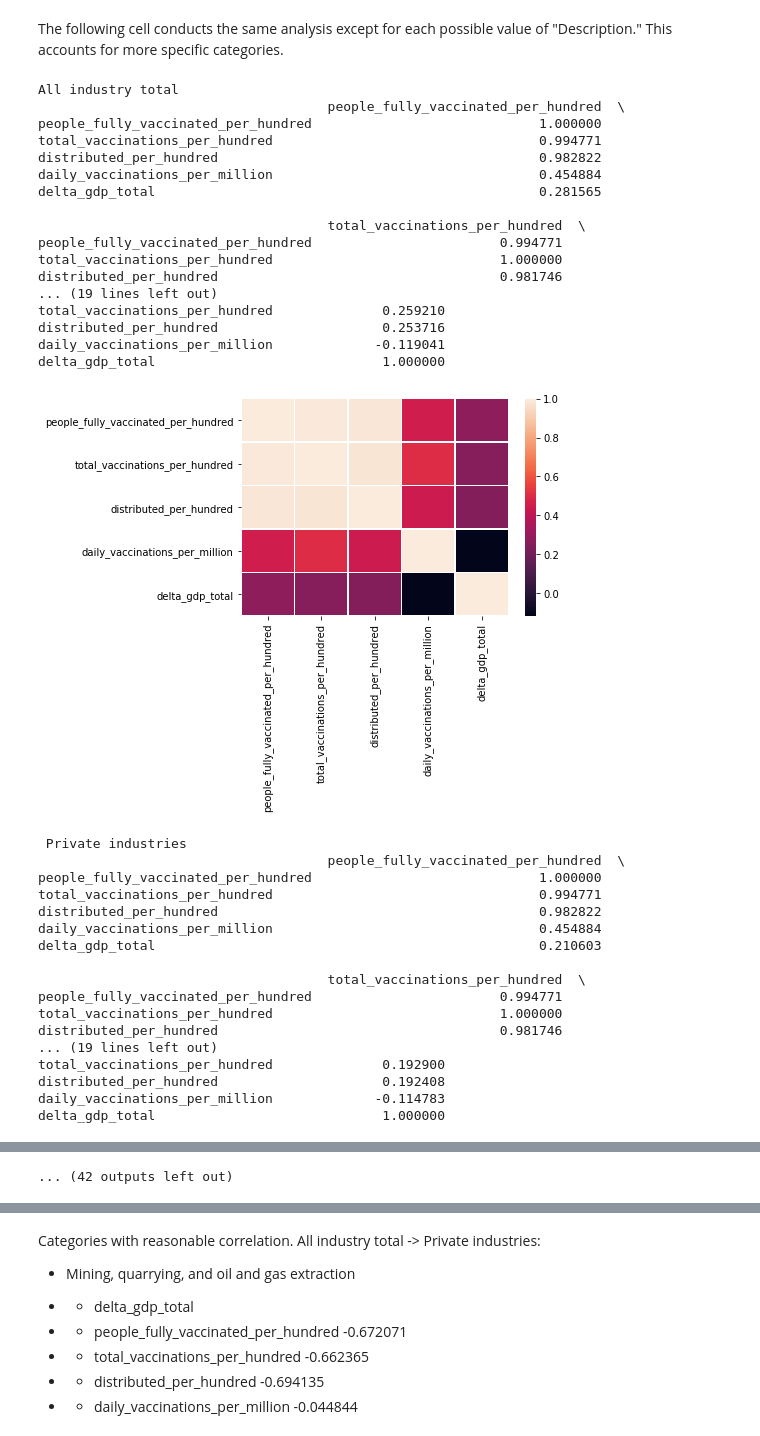
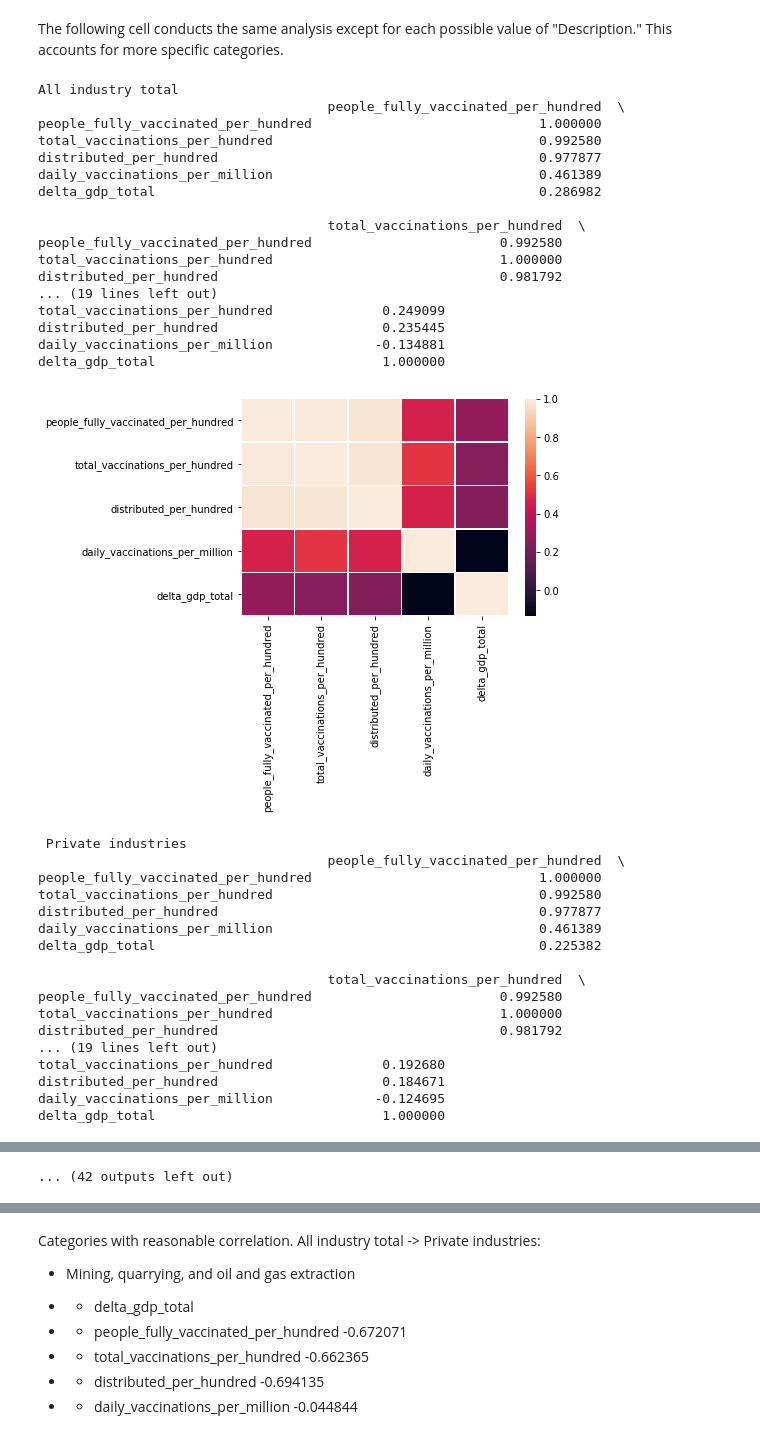
Before and after one commit to michael-lutz/Vaccine-Econ-Analysis, a Jupyter notebook: analysis/visualization_nb.ipynb, the cells around one changed output, grey strips where cells are left out. Drawn from its saved outputs; the diff is of its cells as text; code cells hidden in the pictures.

```diff
--- a/analysis/visualization_nb.ipynb
+++ b/analysis/visualization_nb.ipynb
@@ -113,7 +113,7 @@ summarized_gdp_total = pd.DataFrame(columns=['quarter','location','delta_gdp_tot
 summarized_gdp_total['delta_gdp_total'] = pd.concat([delta_2021_Q1,delta_2021_Q2])
 summarized_gdp_total['location'] = pd.concat([gdp_df_total['location'],gdp_df_total['location']])
 summarized_gdp_total.reset_index(drop=True, inplace=True)
-summarized_gdp_total['quarter'] = pd.concat([pd.Series(['2021:Q1']*50),pd.Series(['2021:Q2']*50)]).to_list()
+summarized_gdp_total['quarter'] = pd.concat([pd.Series(['2021:Q1']*51),pd.Series(['2021:Q2']*51)]).to_list()
 # %%
 summarized_gdp_total
 # %% [output]
@@ -166,55 +166,55 @@ The following cell conducts the same analysis except for each possible value of
 # %%
 for description_value in gdp_df['Description'].unique():
     gdp_df_total = gdp_df[gdp_df['Description'] == description_value].drop(['2020:Q3','2020:Q2','2020:Q1','Description'], axis=1)
     gdp_df_total.replace('(D)',None,inplace=True)
     delta_2021_Q1 = gdp_df_total['2021:Q1'].astype(float)/gdp_df_total['2020:Q4'].astype(float)
     delta_2021_Q2 = gdp_df_total['2021:Q2'].astype(float)/gdp_df_total['2021:Q1'].astype(float)
     summarized_gdp_total = pd.DataFrame(columns=['quarter','location','delta_gdp_total'])
     summarized_gdp_total['delta_gdp_total'] = pd.concat([delta_2021_Q1,delta_2021_Q2])
     summarized_gdp_total['location'] = pd.concat([gdp_df_total['location'],gdp_df_total['location']])
     summarized_gdp_total.reset_index(drop=True, inplace=True)
-    summarized_gdp_total['quarter'] = pd.concat([pd.Series(['2021:Q1']*50),pd.Series(['2021:Q2']*50)]).to_list()
+    summarized_gdp_total['quarter'] = pd.concat([pd.Series(['2021:Q1']*51),pd.Series(['2021:Q2']*51)]).to_list()
     summarized_total = summarized_vax_quarterly.merge(summarized_gdp_total, on=['location','quarter'])
 
     print(description_value)
     print(summarized_total.corr())
     ax = sns.heatmap(summarized_total.corr(), linewidth=0.5)
     plt.show()
 # %% [output]
 All industry total
                                      people_fully_vaccinated_per_hundred  \
 people_fully_vaccinated_per_hundred                             1.000000
-total_vaccinations_per_hundred                                  0.994771
-distributed_per_hundred                                         0.982822
-daily_vaccinations_per_million                                  0.454884
-delta_gdp_total                                                 0.281565
+total_vaccinations_per_hundred                                  0.992580
+distributed_per_hundred                                         0.977877
+daily_vaccinations_per_million                                  0.461389
+delta_gdp_total                                                 0.286982
 
                                      total_vaccinations_per_hundred  \
-people_fully_vaccinated_per_hundred                        0.994771
+people_fully_vaccinated_per_hundred                        0.992580
 total_vaccinations_per_hundred                             1.000000
-distributed_per_hundred                                    0.981746
+distributed_per_hundred                                    0.981792
 ... (19 lines left out)
-total_vaccinations_per_hundred              0.259210
-distributed_per_hundred                     0.253716
-daily_vaccinations_per_million             -0.119041
+total_vaccinations_per_hundred              0.249099
+distributed_per_hundred                     0.235445
+daily_vaccinations_per_million             -0.134881
 delta_gdp_total                             1.000000
-[figure, old version]
+[figure, new version]
  Private industries
                                      people_fully_vaccinated_per_hundred  \
 people_fully_vaccinated_per_hundred                             1.000000
-total_vaccinations_per_hundred                                  0.994771
-distributed_per_hundred                                         0.982822
-daily_vaccinations_per_million                                  0.454884
-delta_gdp_total                                                 0.210603
+total_vaccinations_per_hundred                                  0.992580
+distributed_per_hundred                                         0.977877
+daily_vaccinations_per_million                                  0.461389
+delta_gdp_total                                                 0.225382
 
                                      total_vaccinations_per_hundred  \
-people_fully_vaccinated_per_hundred                        0.994771
+people_fully_vaccinated_per_hundred                        0.992580
 total_vaccinations_per_hundred                             1.000000
-distributed_per_hundred                                    0.981746
+distributed_per_hundred                                    0.981792
 ... (19 lines left out)
-total_vaccinations_per_hundred              0.192900
-distributed_per_hundred                     0.192408
-daily_vaccinations_per_million             -0.114783
+total_vaccinations_per_hundred              0.192680
+distributed_per_hundred                     0.184671
+daily_vaccinations_per_million             -0.124695
 delta_gdp_total                             1.000000
 [figure]
    Agriculture, forestry, fishing and hunting
```
Also changed, not shown: parts of 38 cells of this notebook, 3 other files.
